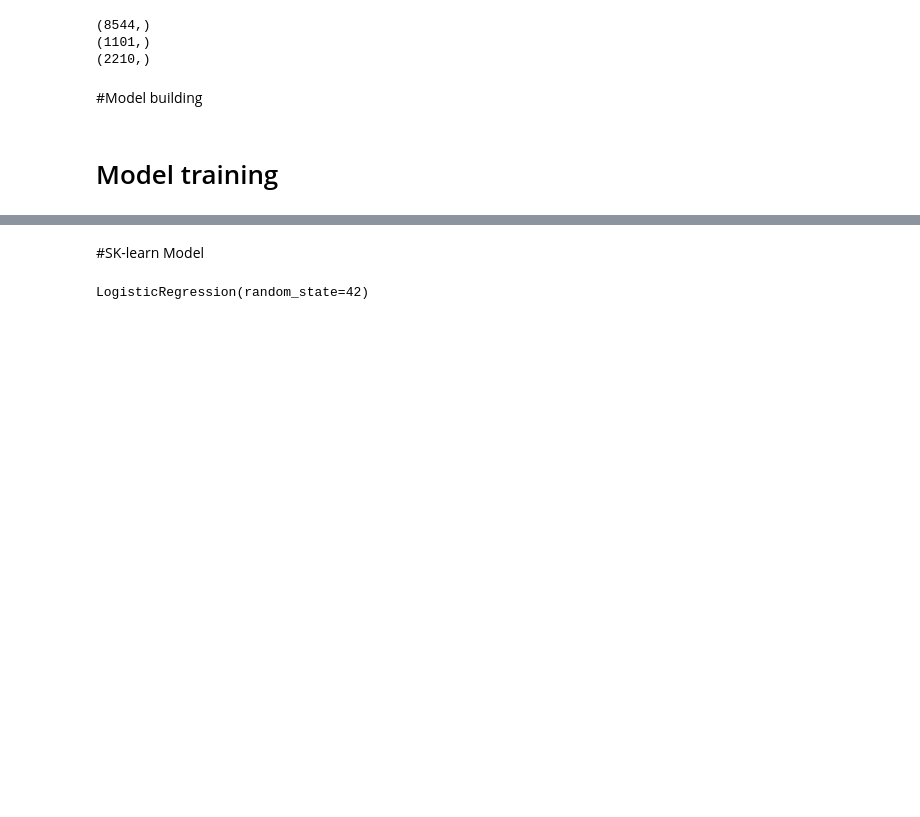
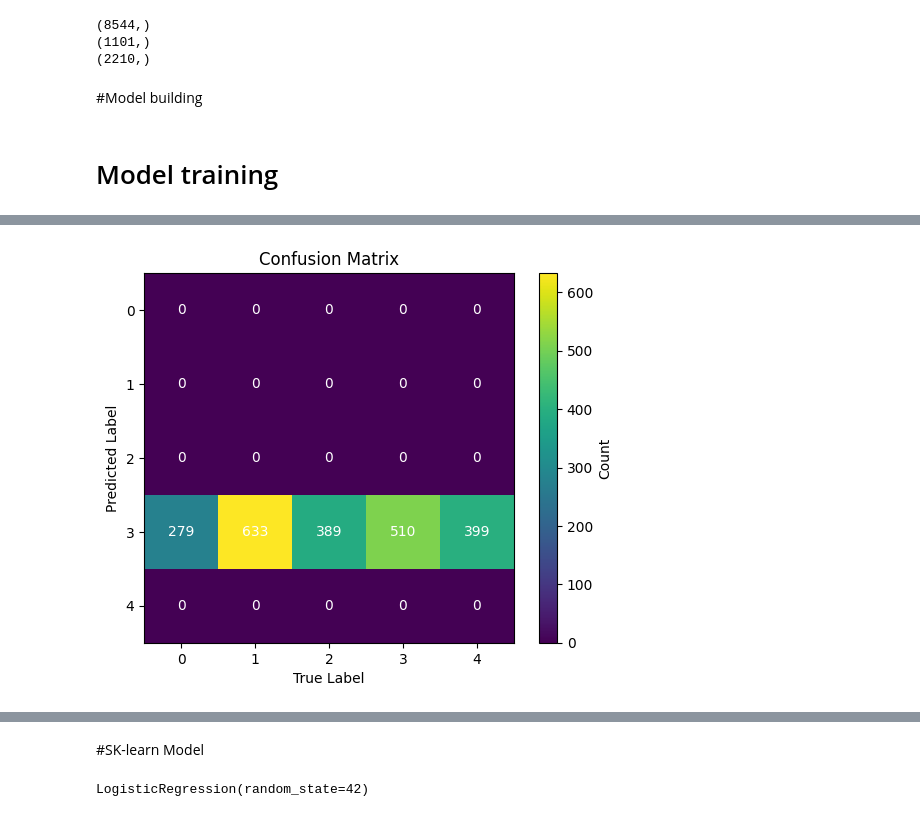
Before and after one commit to Mohamedragih1/Stanford-Sentiment-Treebank-SST-Text-Classification, a Jupyter notebook: Logistic_Regression.ipynb, the cells around one changed output, grey strips where cells are left out. Saved outputs shown, nothing was run; the diff lists cells and outputs as text; code cells hidden in the pictures; blank space fills up the shorter version.

```diff
--- a/Logistic_Regression.ipynb
+++ b/Logistic_Regression.ipynb
@@ -178,0 +267,5 @@ print(f" Accuracy : {accuracy_score(test_labels, predicted_labels)*100}")
+# %%
+confusion_matrix = confusionMatrix(test_labels, predicted_labels)
+plotMatrix(confusion_matrix)
+# %% [output]
+[figure, added]
```
Also changed, not shown: parts of 28 cells of this notebook.
